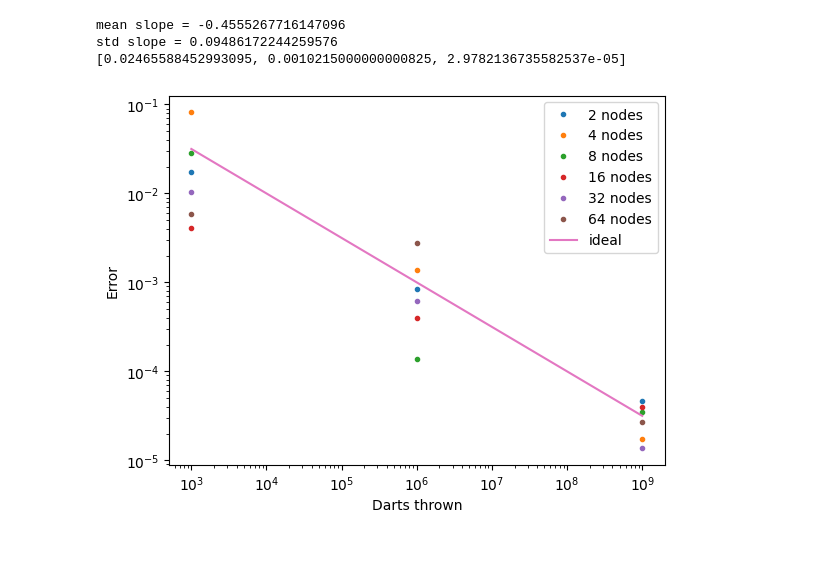
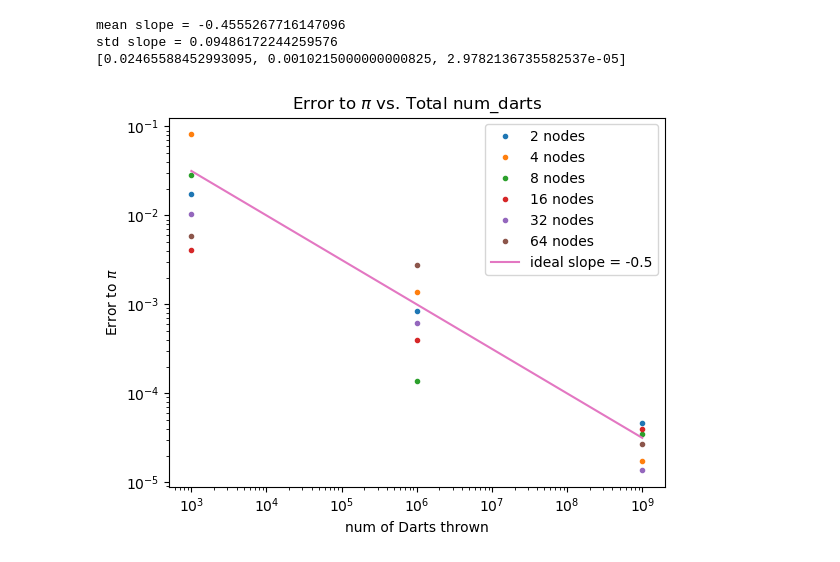
Before and after one commit to cmse822/project-2-pi-by-mpi-team1, a Jupyter notebook: results/runtime_plot.ipynb, the cells around one changed output. Drawn from its saved outputs; the diff is of its cells as text; code cells hidden in the pictures.

Commit message:
1)Add comments to interpretate the results; 2)Update code for plotting

```diff
--- a/results/runtime_plot.ipynb
+++ b/results/runtime_plot.ipynb
@@ -56,12 +74,13 @@ std slope = 0.09486172244259576
 # %%
 fig2, ax2 = plt.subplots()
 for key, grp in df.groupby(["nodes"]):
     grp.plot(ax=ax2, logy=True, logx=True, label=key, \
              x="darts", y="error", kind="line", linestyle='None', marker='.')
-ax2.plot(ideal_curve_domain, ideal_curve_error, "-", label="ideal")
-ax2.set_xlabel("Darts thrown")
-ax2.set_ylabel("Error")
-plt.legend(["2 nodes", "4 nodes", "8 nodes", "16 nodes", "32 nodes", "64 nodes", "ideal"])
+ax2.plot(ideal_curve_domain, ideal_curve_error, "-", label="ideal slope = -0.5")
+ax2.set_xlabel("num of Darts thrown")
+ax2.set_ylabel(f"Error to $\pi$")
+plt.legend(["2 nodes", "4 nodes", "8 nodes", "16 nodes", "32 nodes", "64 nodes", "ideal slope = -0.5"])
+plt.title(f"Error to $\pi$ vs. Total num_darts")
 plt.savefig("error_scaling.png")
 # %% [output]
-[figure, old version]
+[figure, new version]
```
Also changed, not shown: parts of 5 cells of this notebook, 3 other files.
